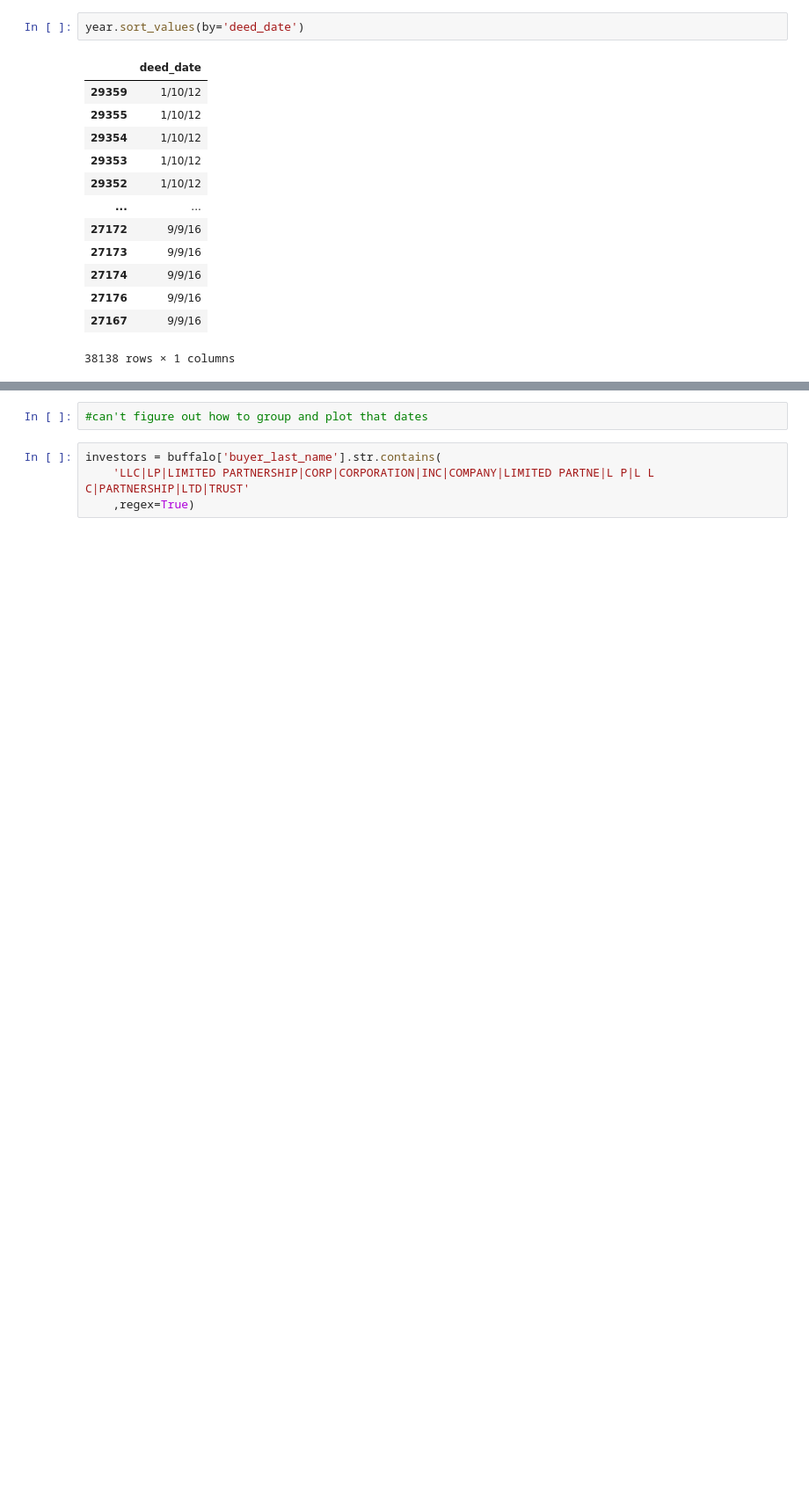
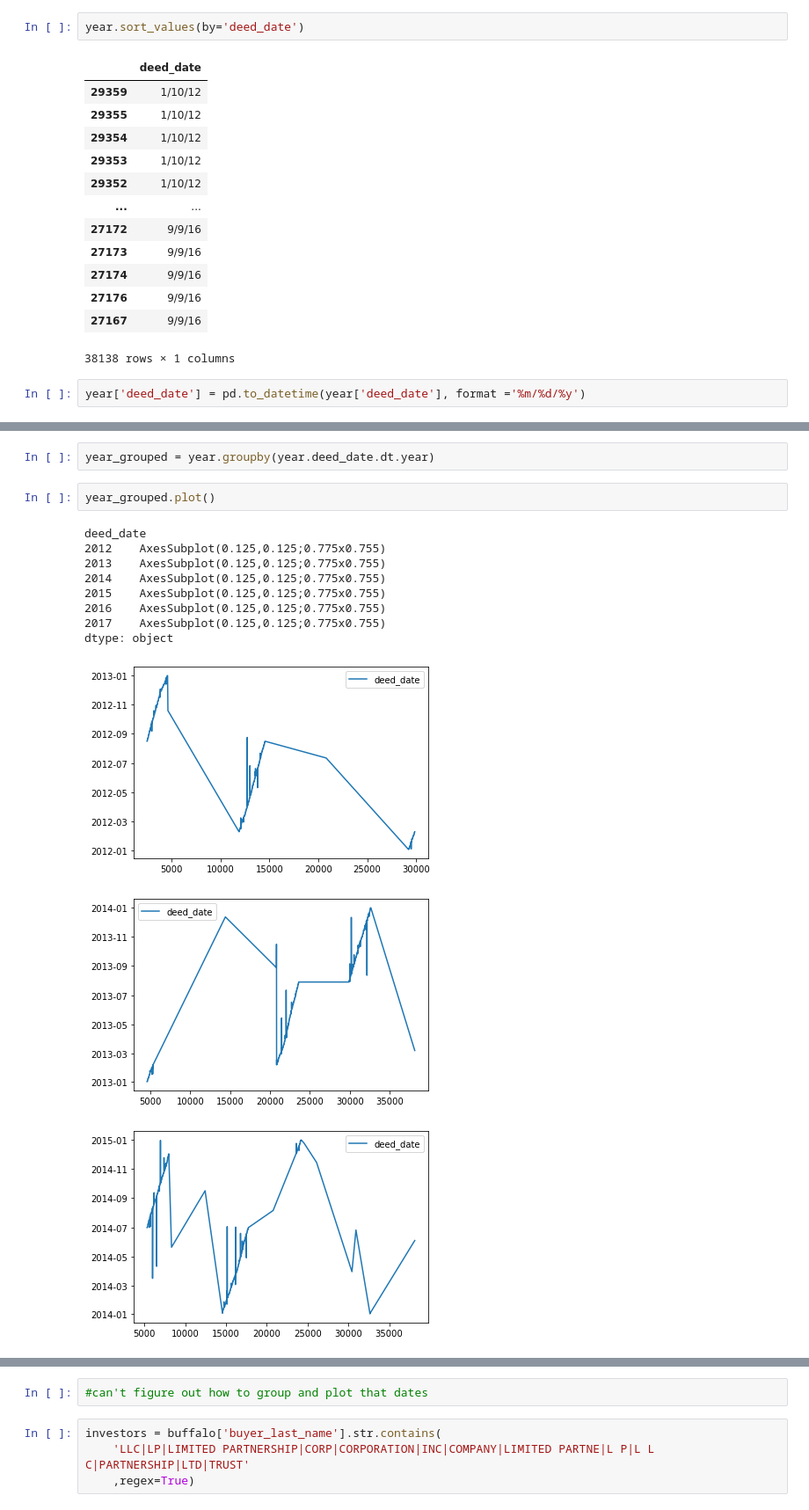
Before and after one commit to CenterForSpatialResearch/investors-ny, a Jupyter notebook: ny-investor-classification.ipynb, the cells around one changed output, grey strips where cells are left out. Shown at 88% size. Saved outputs shown, nothing was run; the diff lists cells and outputs as text; blank space fills up the shorter version.

Commit message:
more attempts plotting by year

```diff
--- a/ny-investor-classification.ipynb
+++ b/ny-investor-classification.ipynb
@@ -134,3 +134,5 @@ year.sort_values(by='deed_date')
 | 27176 | 9/9/16 |
 | 27167 | 9/9/16 |
 38138 rows × 1 columns
+# %%
+year['deed_date'] = pd.to_datetime(year['deed_date'], format ='%m/%d/%y')
@@ -136,0 +162,16 @@ year.sort_values(by='deed_date')
+# %%
+year_grouped = year.groupby(year.deed_date.dt.year)
+# %%
+year_grouped.plot()
+# %% [output]
+deed_date
+2012    AxesSubplot(0.125,0.125;0.775x0.755)
+2013    AxesSubplot(0.125,0.125;0.775x0.755)
+2014    AxesSubplot(0.125,0.125;0.775x0.755)
+2015    AxesSubplot(0.125,0.125;0.775x0.755)
+2016    AxesSubplot(0.125,0.125;0.775x0.755)
+2017    AxesSubplot(0.125,0.125;0.775x0.755)
+dtype: object
+[figure, added]
+[figure, added]
+[figure, added]
```
Also changed, not shown: parts of 4 cells of this notebook.
